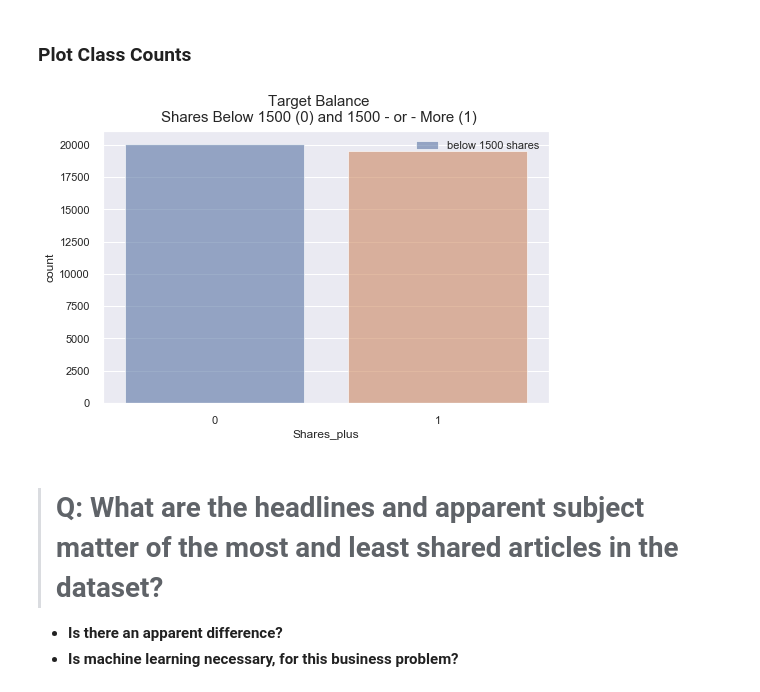
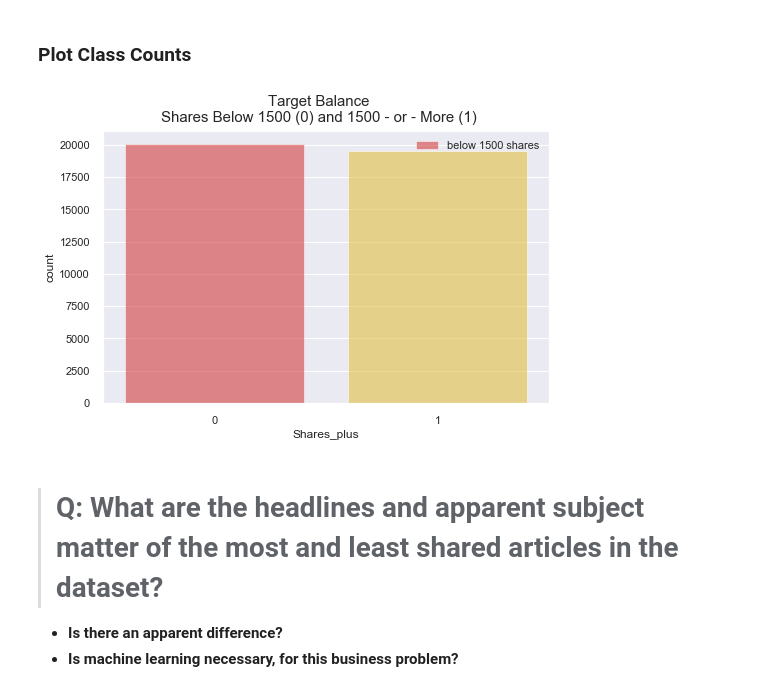
Before and after one commit to jammy-bot/article-shares-prediction, a Jupyter notebook: 02-explore-and-model.ipynb, the cells around one changed output. Drawn from its saved outputs; the diff is of its cells as text; code cells hidden in the pictures.

```diff
--- a/02-explore-and-model.ipynb
+++ b/02-explore-and-model.ipynb
@@ -59,24 +59,24 @@ df_2.head()
 # %%
 # styling the figure
 sns.set(style="darkgrid")
 plt.figure(figsize=(8, 5))
 
 # titling and labeling
 plt.suptitle(
     "Target Balance\nShares Below 1500 (0) and 1500 - or - More (1)",
     fontsize=15)
 plt.ylabel("count")
 
 # plotting
-ax = sns.countplot(x="Shares_plus", alpha=.6, data=df_2)
+ax = sns.countplot(x="Shares_plus", alpha=.5, palette="hot", data=df_2)
 
 # adding legend
 plt.legend(labels=('below 1500 shares', '1500 and above'))
 plt.savefig('images/target-balance.png', transparent=False)
 
 plt.show()
 # %% [output]
-[figure, old version]
+[figure, new version]
 # %% [markdown]
 > # __Q:__ What are the headlines and apparent subject matter of the most and least shared articles in the dataset?
 * __Is there an apparent difference?__
```
Also changed, not shown: parts of 19 cells of this notebook, 6 other files.
